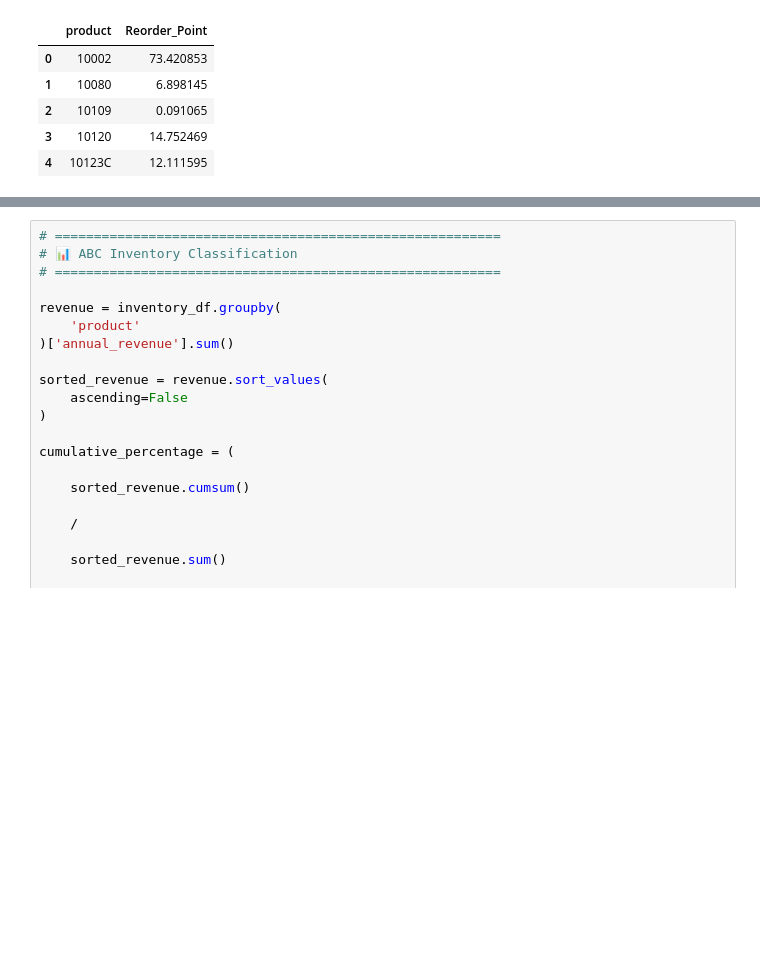
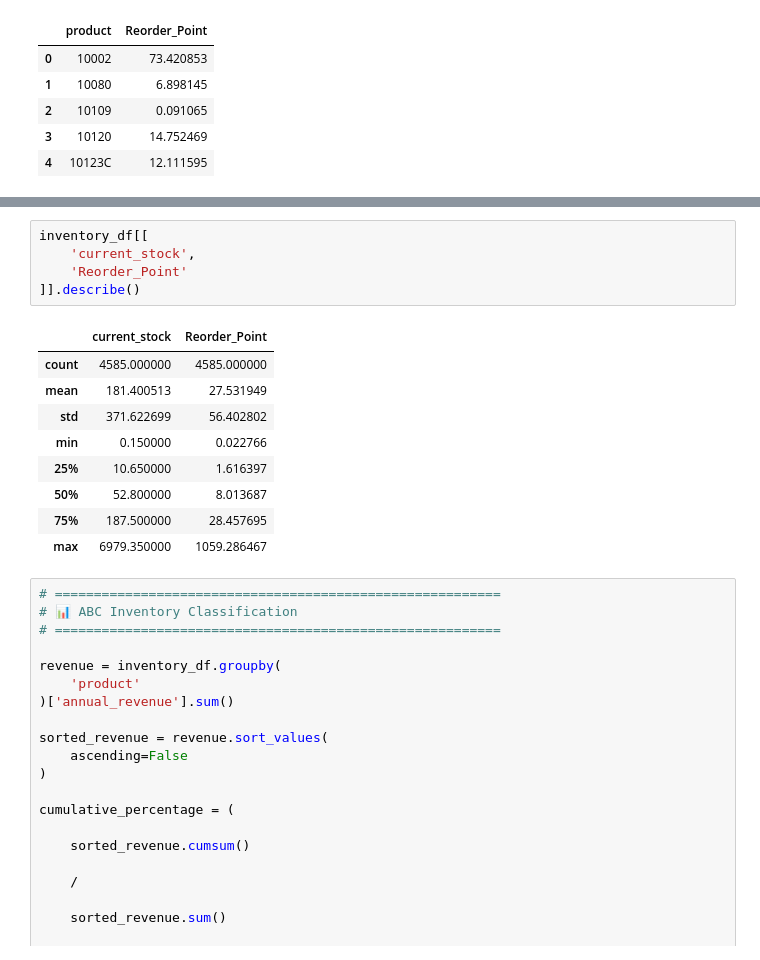
Before and after one commit to sagarmehra69/neuralretail-ai-sales-intelligence, a Jupyter notebook: notebooks/07_Inventory_Intelligence_System.ipynb, the cells around one changed output, grey strips where cells are left out. Cells and saved outputs as stored; diff of their text form; blank space fills up the shorter version.

```diff
--- a/notebooks/07_Inventory_Intelligence_System.ipynb
+++ b/notebooks/07_Inventory_Intelligence_System.ipynb
@@ -649,3 +652,18 @@ inventory_df[
+# %%
+inventory_df[[
+    'current_stock',
+    'Reorder_Point'
+]].describe()
+# %% [output]
+|  | current_stock | Reorder_Point |
+| count | 4585.000000 | 4585.000000 |
+| mean | 181.400513 | 27.531949 |
+| std | 371.622699 | 56.402802 |
+| min | 0.150000 | 0.022766 |
+| 25% | 10.650000 | 1.616397 |
+| 50% | 52.800000 | 8.013687 |
+| 75% | 187.500000 | 28.457695 |
+| max | 6979.350000 | 1059.286467 |
 # %%
 # =========================================================
 # 📊 ABC Inventory Classification
```
Also changed, not shown: parts of 9 cells of this notebook, 12 other files.
